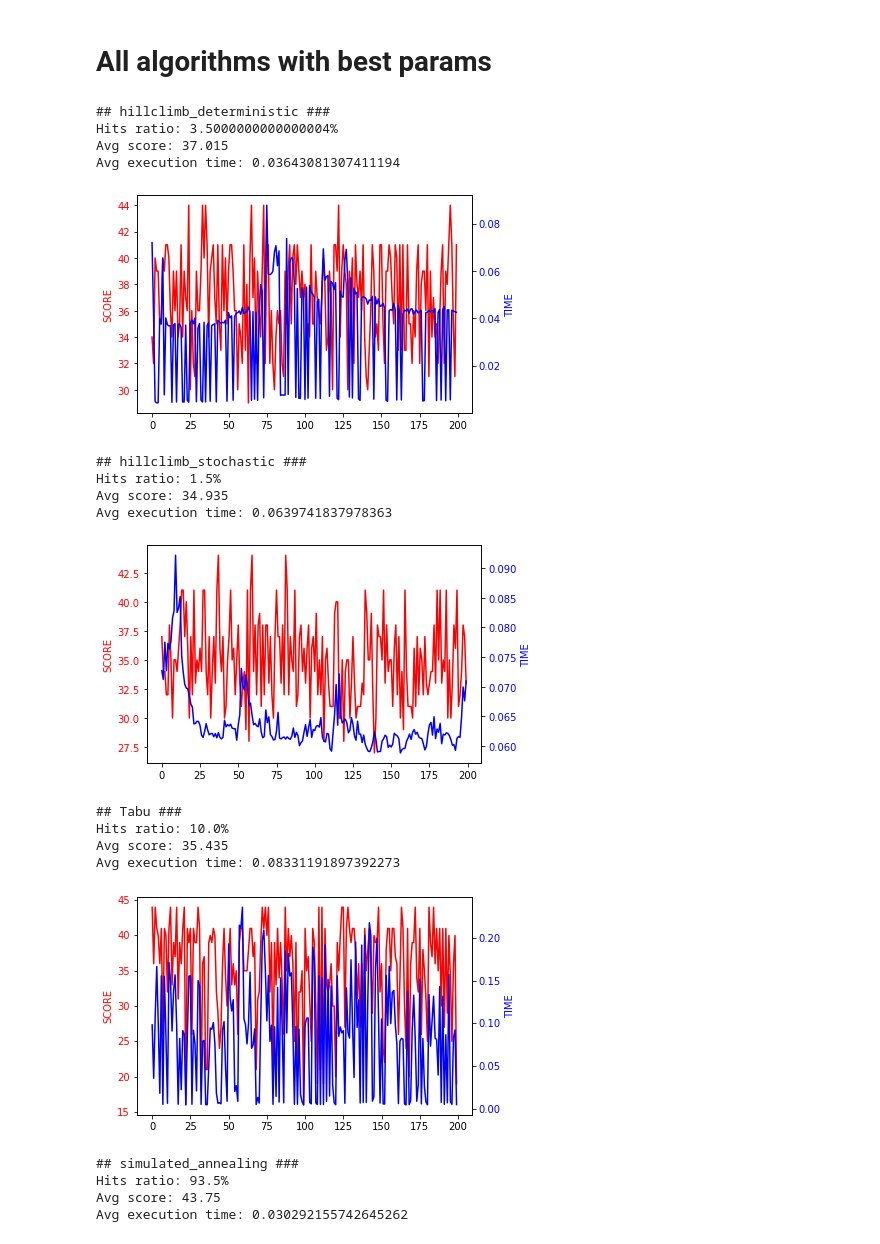
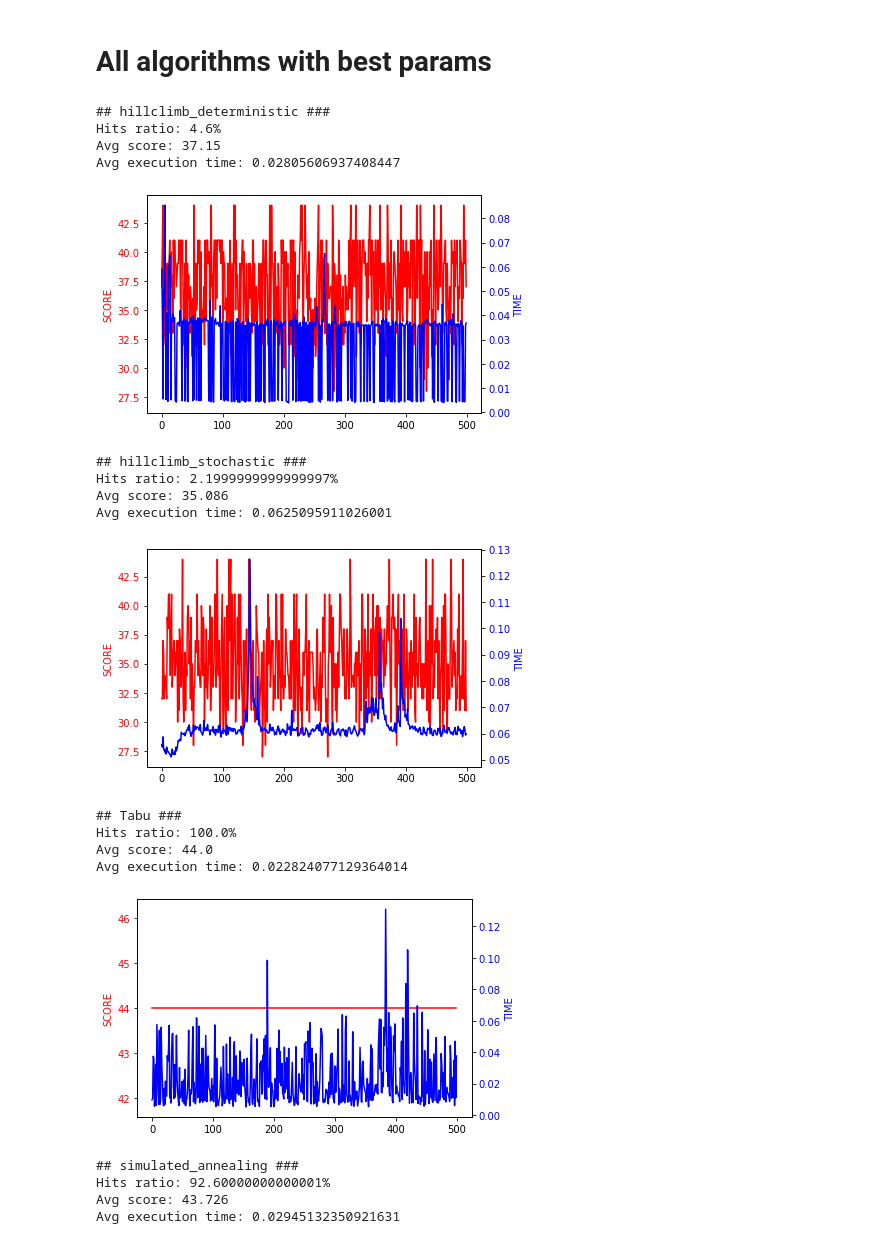
Before and after one commit to bdstr/MHE-Nonogram, a Jupyter notebook: experiments.ipynb, the cells around one changed output. Cells and saved outputs as stored; diff of their text form; code cells hidden in the pictures.

```diff
--- a/experiments.ipynb
+++ b/experiments.ipynb
@@ -530,29 +530,29 @@ avg execution time: 0.2963360834121704
 # %% [markdown]
 # All algorithms with best params
 # %%
-run_algorithm_in_loop("-method hillclimb_deterministic", 200, "hillclimb_deterministic")
-run_algorithm_in_loop("-method hillclimb_stochastic", 200, "hillclimb_stochastic")
-run_algorithm_in_loop("-method tabu", 200, "Tabu")
-run_algorithm_in_loop("-method simulated_annealing", 200, "simulated_annealing")
-run_algorithm_in_loop("-method genetic_algorithm", 200, "genetic_algorithm")
-run_algorithm_in_loop("-method island_genetic_algorithm -iterations 100", 200, "island_genetic_algorithm")
+run_algorithm_in_loop("-method hillclimb_deterministic", 500, "hillclimb_deterministic")
+run_algorithm_in_loop("-method hillclimb_stochastic", 500, "hillclimb_stochastic")
+run_algorithm_in_loop("-method tabu", 500, "Tabu")
+run_algorithm_in_loop("-method simulated_annealing", 500, "simulated_annealing")
+run_algorithm_in_loop("-method genetic_algorithm", 500, "genetic_algorithm")
+run_algorithm_in_loop("-method island_genetic_algorithm -iterations 100", 500, "island_genetic_algorithm")
 # %% [output]
 ## hillclimb_deterministic ###
-Hits ratio: 3.5000000000000004%
-Avg score: 37.015
-Avg execution time: 0.03643081307411194
+Hits ratio: 4.6%
+Avg score: 37.15
+Avg execution time: 0.02805606937408447
-[figure, old version]
+[figure, new version]
 ## hillclimb_stochastic ###
-Hits ratio: 1.5%
-Avg score: 34.935
-Avg execution time: 0.0639741837978363
+Hits ratio: 2.1999999999999997%
+Avg score: 35.086
+Avg execution time: 0.0625095911026001
-[figure, old version]
+[figure, new version]
 ## Tabu ###
-Hits ratio: 10.0%
-Avg score: 35.435
-Avg execution time: 0.08331191897392273
+Hits ratio: 100.0%
+Avg score: 44.0
+Avg execution time: 0.022824077129364014
-[figure, old version]
+[figure, new version]
 ## simulated_annealing ###
-Hits ratio: 93.5%
-Avg score: 43.75
-Avg execution time: 0.030292155742645262
+Hits ratio: 92.60000000000001%
+Avg score: 43.726
+Avg execution time: 0.02945132350921631
```
Also changed, not shown: parts of 4 cells of this notebook.
